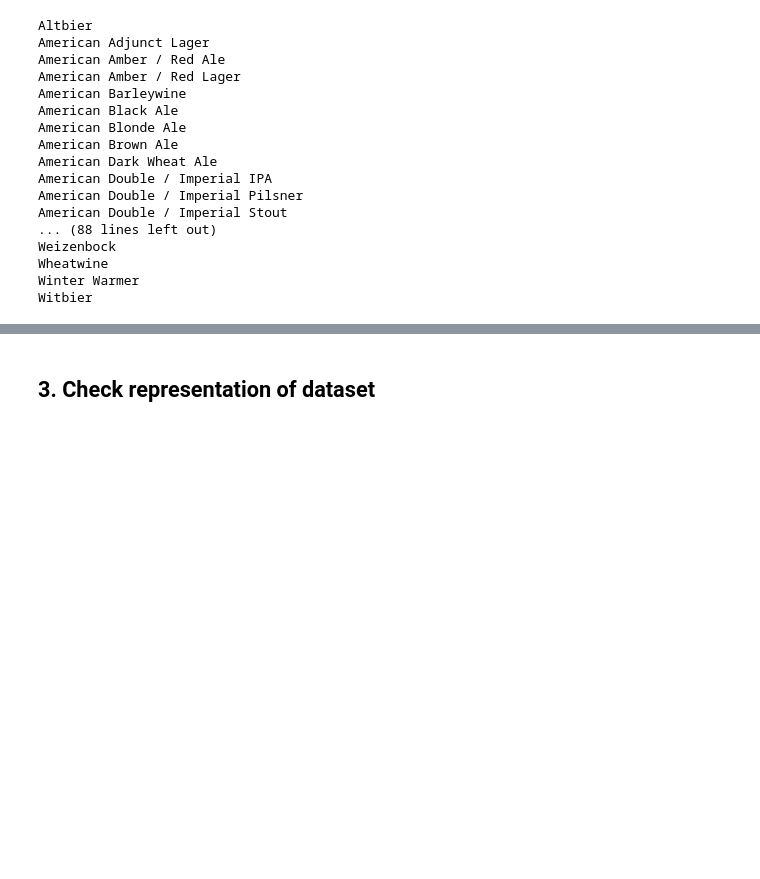
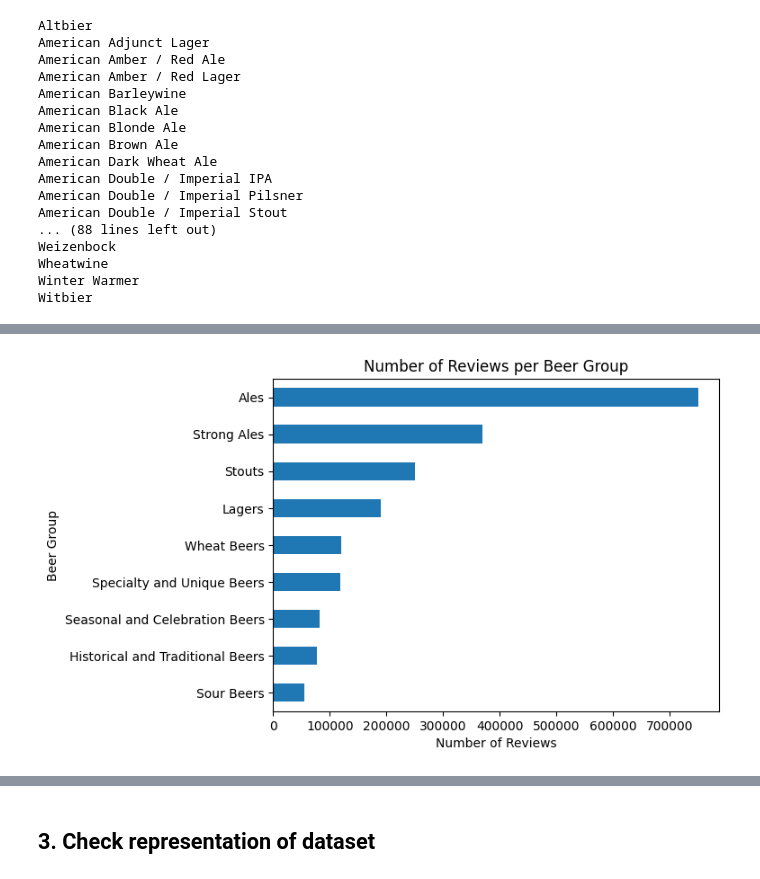
Before and after one commit to epfl-ada/ada-2023-project-beeradaventure46, a Jupyter notebook: Milestone_2.ipynb, the cells around one changed output, grey strips where cells are left out. Cells and saved outputs as stored; diff of their text form; code cells hidden in the pictures; blank space fills up the shorter version.

```diff
--- a/Milestone_2.ipynb
+++ b/Milestone_2.ipynb
@@ -1109,0 +1216,10 @@ Witbier
+# %%
+# Plot the number of reviews per beer group
+df['beer_group'] = df['style'].map(beer_groups)
+df['beer_group'].value_counts().sort_values().plot(kind='barh')
+plt.xlabel('Number of Reviews')
+plt.ylabel('Beer Group')
+plt.title('Number of Reviews per Beer Group')
+plt.show()
+# %% [output]
+[figure, added]
```
Also changed, not shown: parts of 9 cells of this notebook.
